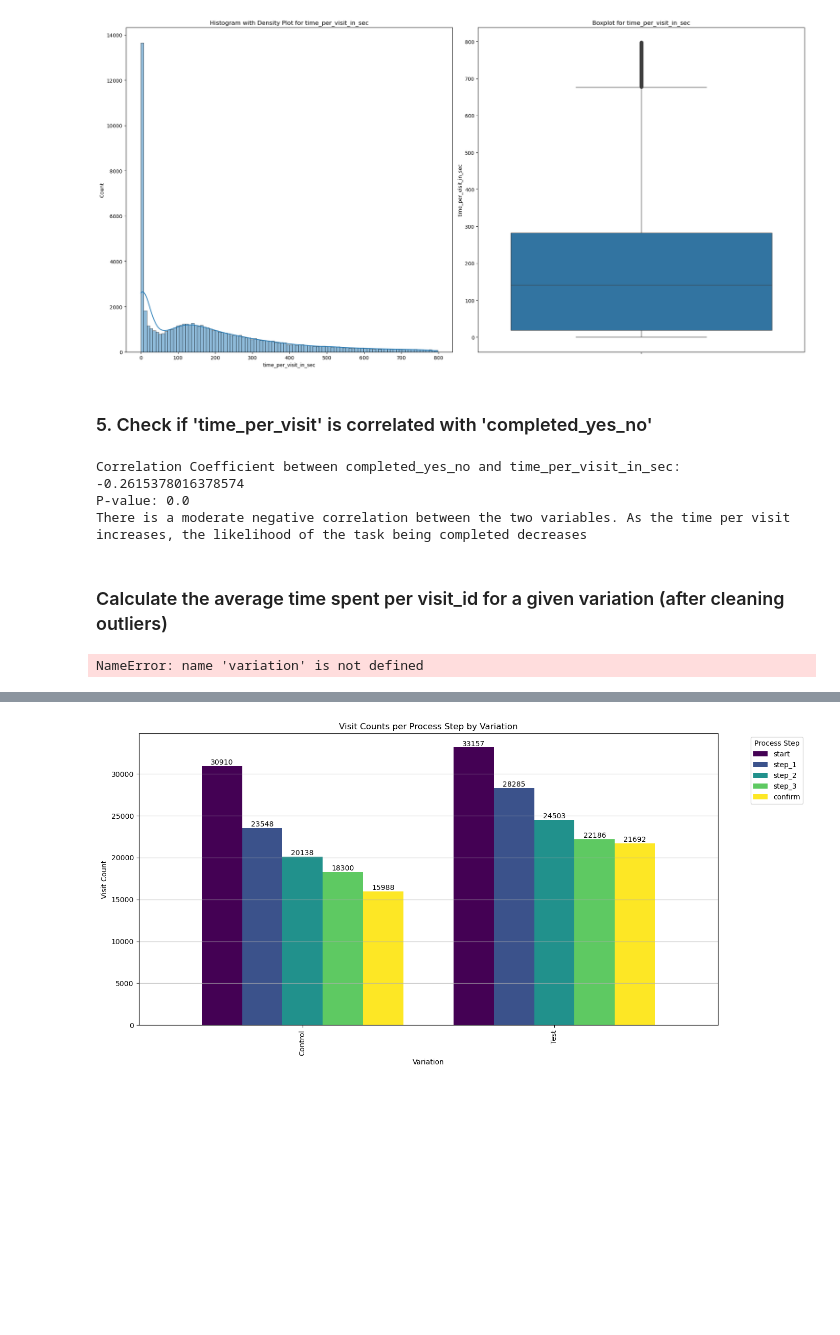
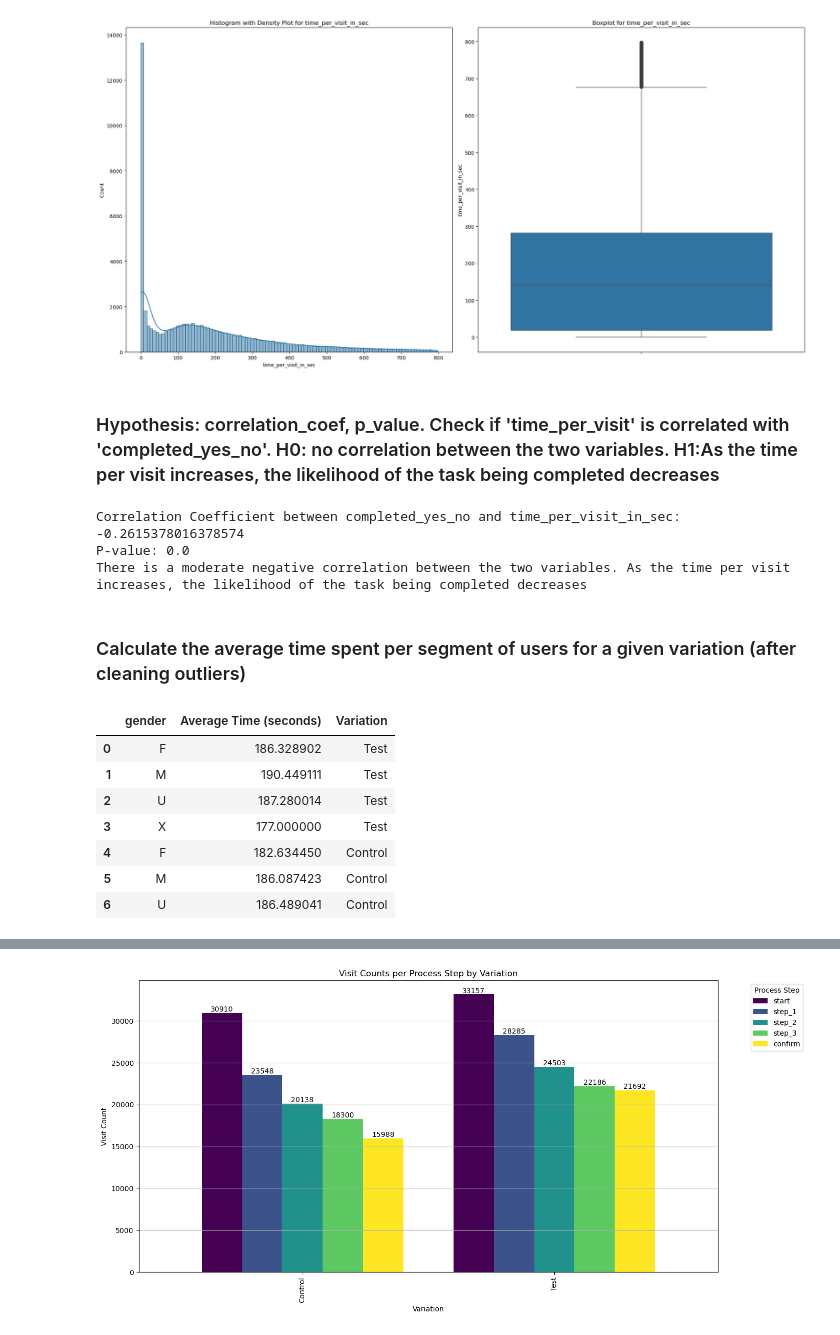
Before and after one commit to RosaEvasari/Vanguard_Project, a Jupyter notebook: notebooks/notebook_bivariate_kpis_hypoth_nat.ipynb, the cells around one changed output, grey strips where cells are left out. Saved outputs shown, nothing was run; the diff lists cells and outputs as text; code cells hidden in the pictures; blank space fills up the shorter version.

```diff
--- a/notebooks/notebook_bivariate_kpis_hypoth_nat.ipynb
+++ b/notebooks/notebook_bivariate_kpis_hypoth_nat.ipynb
@@ -415,8 +420,8 @@ histogram_distribution_boxplot_outliers(time_per_visit_completion_iqr, 'time_per
 # %%
 #export df_time_per_visit_no_outliers_std df to csv:
 time_per_visit_completion_iqr.to_csv('../data/cleaned/df_time_per_visit_no_outliers_iqr.csv', index=False)
-# %% [markdown]
-### 5. Check if 'time_per_visit' is correlated with 'completed_yes_no'
+# %% [markdown]
+### Hypothesis: correlation_coef, p_value. Check if 'time_per_visit' is correlated with 'completed_yes_no'. H0: no correlation between the two variables. H1:As the time per visit increases, the likelihood of the task being completed decreases
 # %%
 # (Nat)f_3.5.Check if 'time_per_visit' is correlated with 'completed_yes_no'
 from scipy.stats import pearsonr
@@ -447,14 +452,17 @@ Correlation Coefficient between completed_yes_no and time_per_visit_in_sec: -0.2
 P-value: 0.0
 There is a moderate negative correlation between the two variables. As the time per visit increases, the likelihood of the task being completed decreases
 # %% [markdown]
-### Calculate the average time spent per visit_id for a given variation (after cleaning outliers)
+### Calculate the average time spent per segment of users for a given variation (after cleaning outliers)
 # %%
-# (Nat)f_3.6.calculate the average time spent per visit_id for a given variation (after cleaning outliers)
-
-avg_time_visit_test = average_time_spent_per_variation(time_per_visit_completion_iqr, 'Test')
-avg_time_visit_control = average_time_spent_per_variation(time_per_visit_completion_iqr, 'Control')
-
-print(f"Average time spent for Test variation: {avg_time_visit_test:.2f} seconds")
-print(f"Average time spent for Control variation: {avg_time_visit_control:.2f} seconds")
+# (Nat)f_3.6.calculate the average time spent per segment for a given variation (after cleaning outliers)
+df_gender, df_age, df_tenure = average_time_spent_per_variation_and_segment(time_per_visit_completion_iqr, 'variation')
+df_gender
 # %% [output]
-NameError: name 'variation' is not defined
+|  | gender | Average Time (seconds) | Variation |
+| 0 | F | 186.328902 | Test |
+| 1 | M | 190.449111 | Test |
+| 2 | U | 187.280014 | Test |
+| 3 | X | 177.000000 | Test |
+| 4 | F | 182.634450 | Control |
+| 5 | M | 186.087423 | Control |
+| 6 | U | 186.489041 | Control |
```
Also changed, not shown: parts of 27 cells of this notebook, 13 other files.
